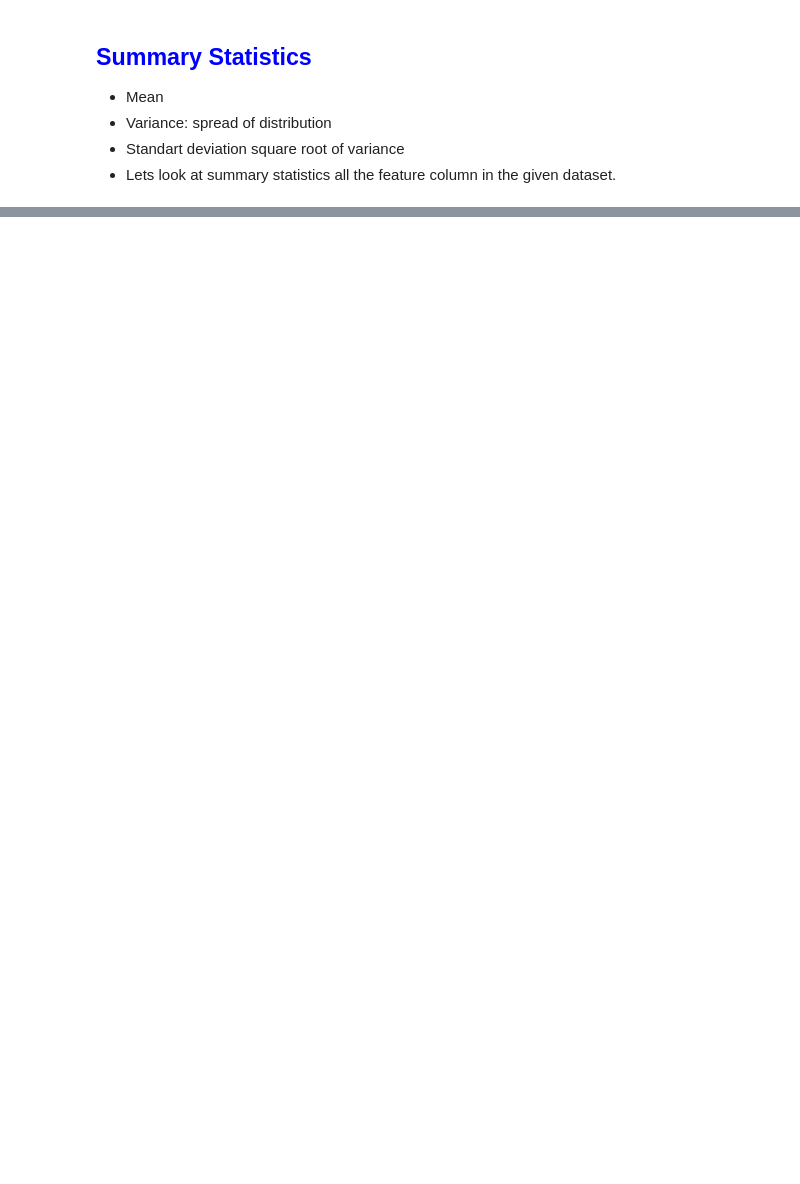
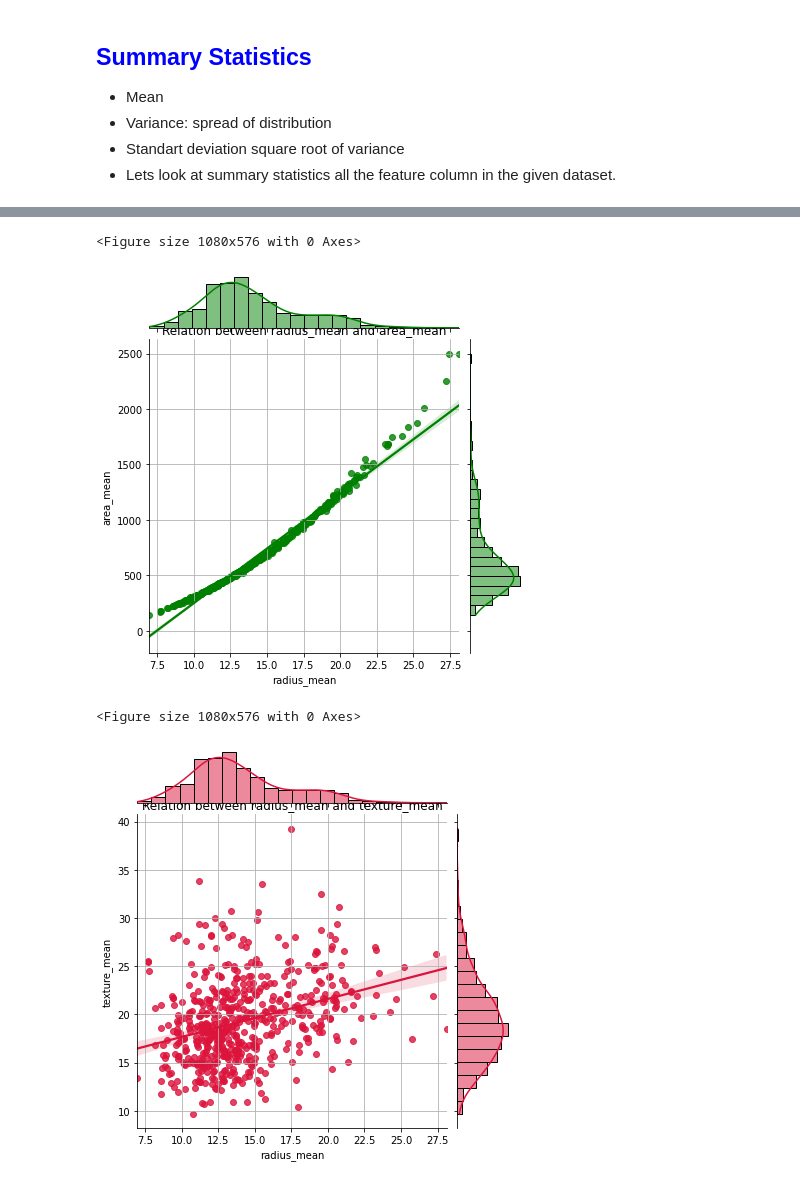
Before and after one commit to redwankarimsony/kaggle_notebooks, a Jupyter notebook: Statistical_Analysis_of_Wisconsin_Breast_Cancer_Data_(Plotly).ipynb, the cells around one changed output, grey strips where cells are left out. Drawn from its saved outputs; the diff is of its cells as text; code cells hidden in the pictures; blank space fills up the shorter version.

```diff
--- a/Statistical_Analysis_of_Wisconsin_Breast_Cancer_Data_(Plotly).ipynb
+++ b/Statistical_Analysis_of_Wisconsin_Breast_Cancer_Data_(Plotly).ipynb
@@ -196,0 +210,17 @@ fig.show()
+# %%
+plt.figure(figsize = (15,8))
+sns.jointplot(x = data['radius_mean'], y= data['area_mean'] ,kind="reg", color='green')
+plt.title('Relation between radius_mean and area_mean')
+plt.grid()
+plt.show()
+
+plt.figure(figsize = (15,8))
+sns.jointplot(x = data['radius_mean'], y= data['texture_mean'] ,kind="reg", color='crimson')
+plt.title('Relation between radius_mean and texture_mean')
+plt.grid()
+plt.show()
+# %% [output]
+<Figure size 1080x576 with 0 Axes>
+[figure, added]
+<Figure size 1080x576 with 0 Axes>
+[figure, added]
```
Also changed, not shown: parts of 7 cells of this notebook.
